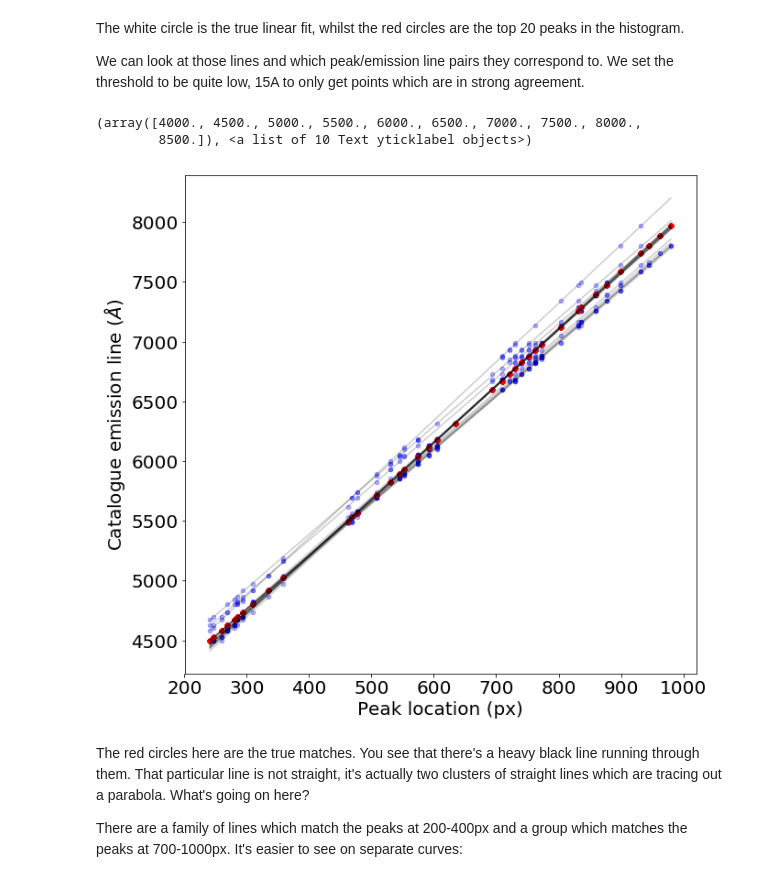
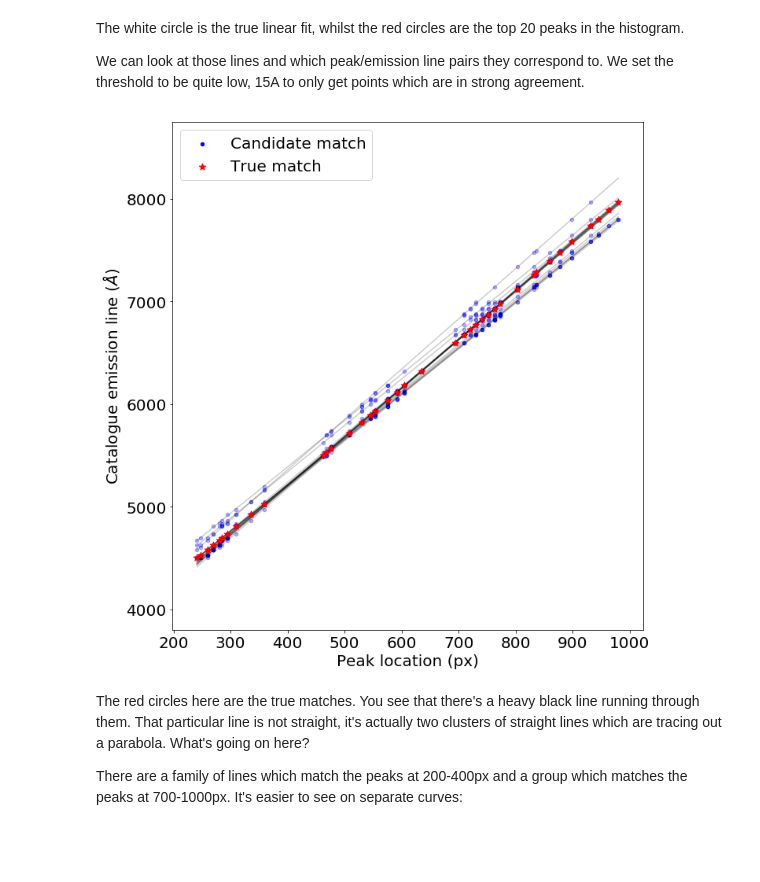
Before and after one commit to jveitchmichaelis/rascal, a Jupyter notebook: examples/Worked example with ground truth.ipynb, the cells around one changed output. Cells and saved outputs as stored; diff of their text form; code cells hidden in the pictures; blank space fills up the shorter version.

```diff
--- a/examples/Worked example with ground truth.ipynb
+++ b/examples/Worked example with ground truth.ipynb
@@ -87,26 +116,33 @@ The white circle is the true linear fit, whilst the red circles are the top 20 p
 
 We can look at those lines and which peak/emission line pairs they correspond to. We set the threshold to be quite low, 15A to only get points which are in strong agreement.
 # %%
-figure(figsize=(10,10))
+fig = figure(figsize=(10,10))
+
+plot_legend = True
 for l in lines:
     #title("{} {}".format(*l))
     candidate_peaks, candidate_wavelengths = c._get_candidate_points(l[0], l[1], thresh=15)
     f = models.linear(l)
-    plot(x, f(x), alpha=0.2, c='black', label="Linear fit")
+    plot(x, f(x), alpha=0.2, c='black')
 
-    scatter(candidate_peaks, candidate_wavelengths, c='blue', s=20, label="Candidate match", alpha=0.3)
-    scatter(peaks, wavelengths, c='red',s=20, label="Actual match")
+    if plot_legend:
+        scatter(candidate_peaks, candidate_wavelengths, c='blue', s=20, label="Candidate match", alpha=1)
+        plot_legend = False
+    else:
+        scatter(candidate_peaks, candidate_wavelengths, c='blue', s=20, alpha=0.3)
 
+scatter(peaks, wavelengths, c='red',s=80, marker='*',label="True match", zorder=20)
 
 plt.xlabel("Peak location (px)", fontsize=20)
 plt.ylabel("Catalogue emission line ($\AA$)", fontsize=20)
 plt.xticks(fontsize=20)
 plt.yticks(fontsize=20)
-#plt.legend()
+plt.legend(fontsize=20)
+plt.ylim(3800,8750)
+plt.tight_layout()
+plt.savefig("candidate_fits.eps", rasterized=True)
 # %% [output]
-(array([4000., 4500., 5000., 5500., 6000., 6500., 7000., 7500., 8000.,
-        8500.]), <a list of 10 Text yticklabel objects>)
-[figure, old version]
+[figure, new version]
 # %% [markdown]
 The red circles here are the true matches. You see that there's a heavy black line running through them. That particular line is not straight, it's actually two clusters of straight lines which are tracing out a parabola. What's going on here?
 
```
Also changed, not shown: parts of 7 cells of this notebook, 6 other files.
